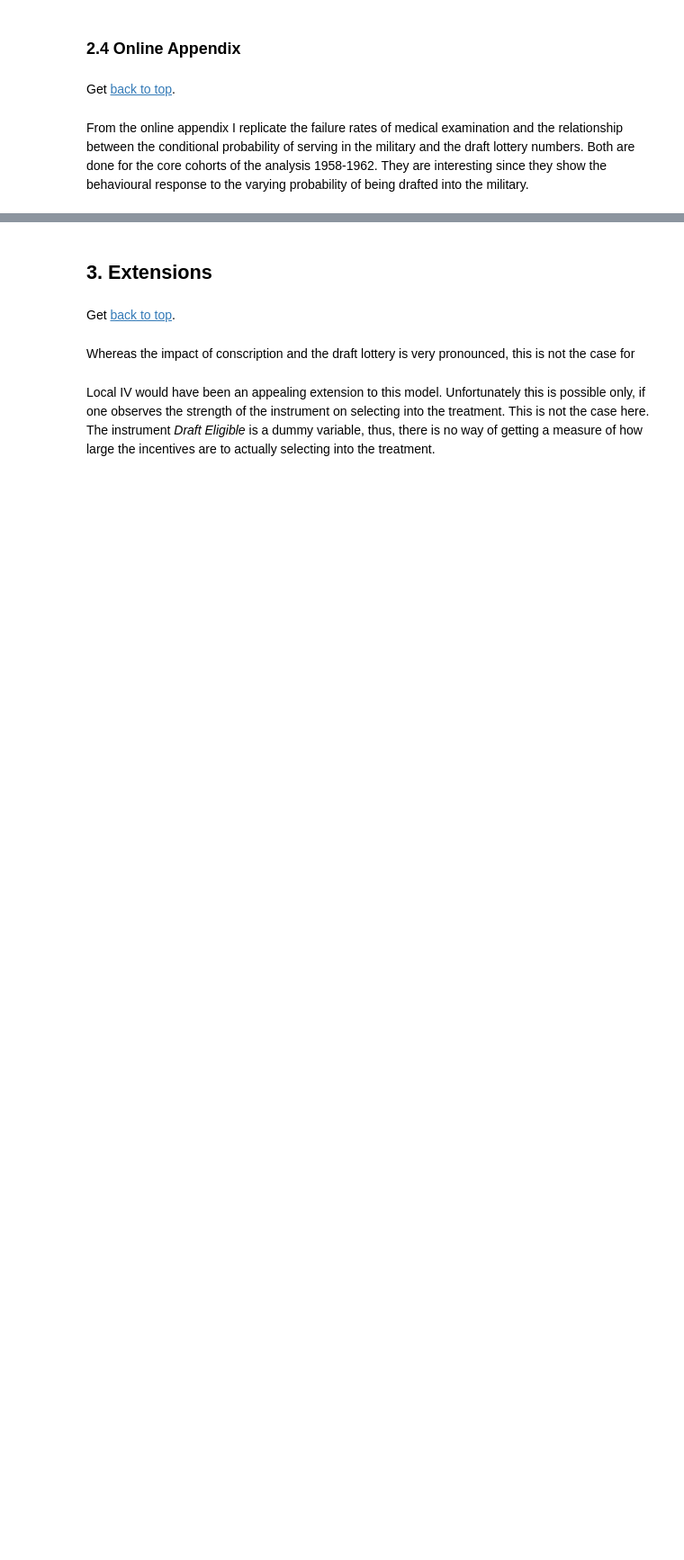
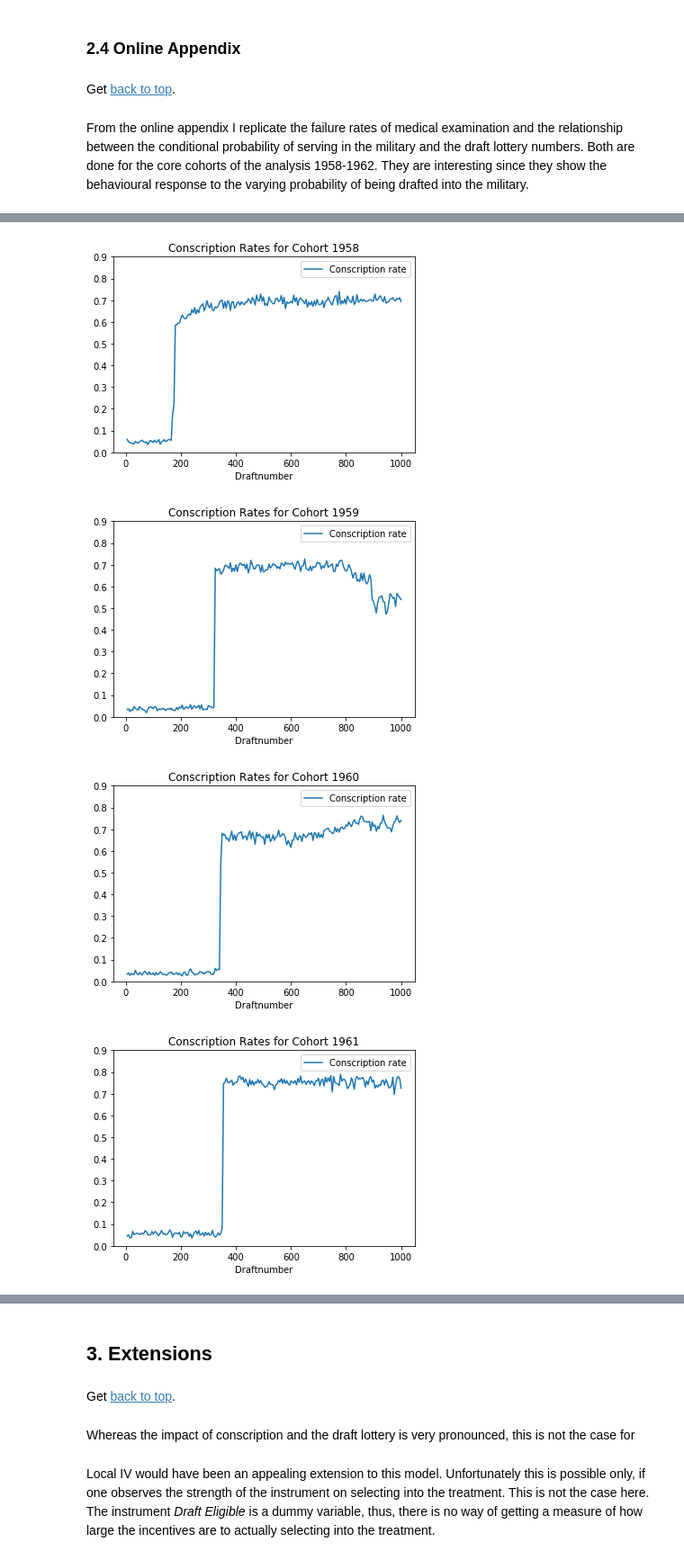
Before and after one commit to bhmueller/microeconometrics-course-project-bhmueller, a Jupyter notebook: replication_conscription_crime.ipynb, the cells around one changed output, grey strips where cells are left out. Shown: that part at 90% size. Cells and saved outputs as stored; diff of their text form; code cells hidden in the pictures; blank space fills up the shorter version.

```diff
--- a/replication_conscription_crime.ipynb
+++ b/replication_conscription_crime.ipynb
@@ -471,0 +481,7 @@ From the online appendix I replicate the failure rates of medical examination an
+# %%
+figure_A_2(df=df, bin_num=200, ylim=[0, 0.9], years = list(range(1958, 1963, 1)))
+# %% [output]
+[figure, added]
+[figure, added]
+[figure, added]
+[figure, added]
```
Also changed, not shown: parts of 57 cells of this notebook, 1 other file.
